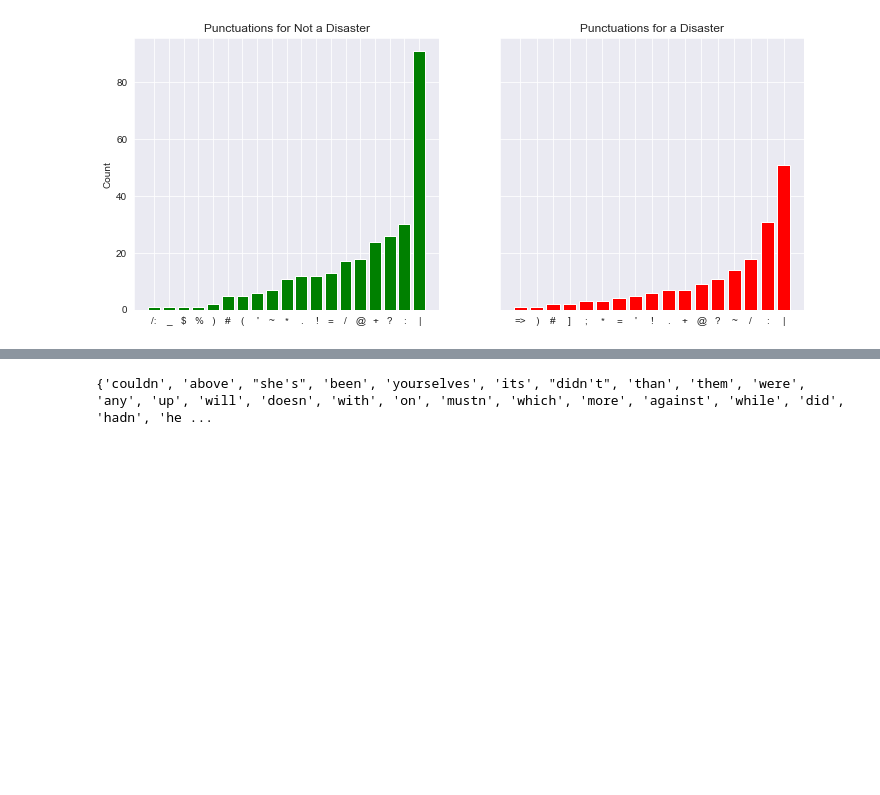
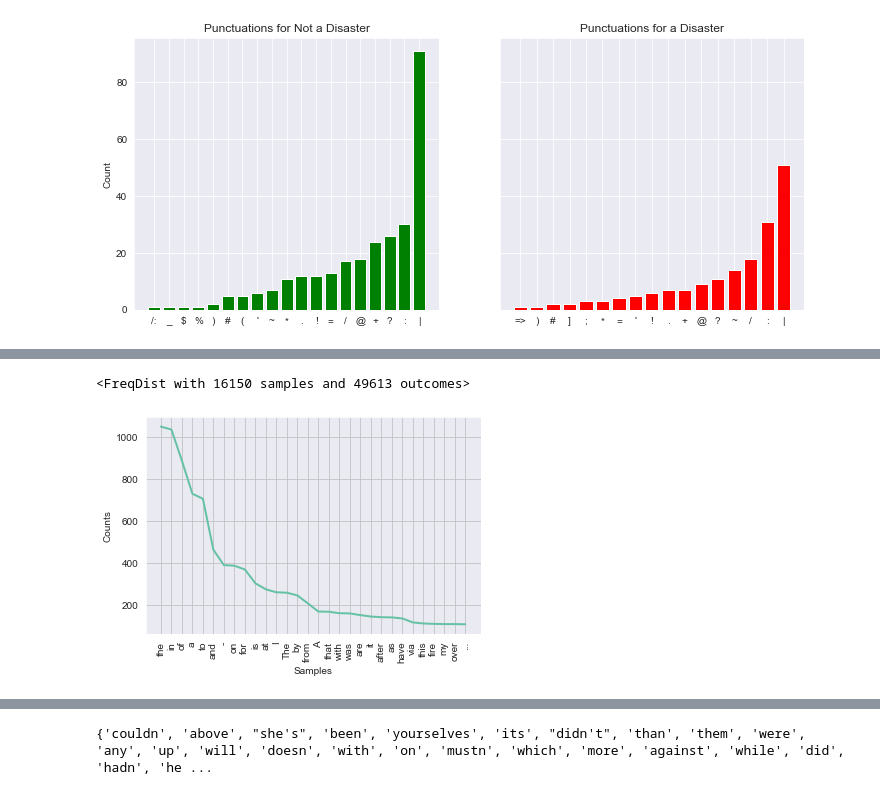
Before and after one commit to Eric-G-Romano/NLP_Disater_tweets, a Jupyter notebook: NLP Disaster classifier tweet.ipynb, the cells around one changed output, grey strips where cells are left out. Drawn from its saved outputs; the diff is of its cells as text; code cells hidden in the pictures; blank space fills up the shorter version.

```diff
--- a/NLP Disaster classifier tweet.ipynb
+++ b/NLP Disaster classifier tweet.ipynb
@@ -172,0 +168,11 @@ df_train.head()
+# %%
+corpus= create_corpus(1, 'text')
+fdist = FreqDist(corpus)
+print(fdist)
+
+# Frequency Distribution Plot
+fdist.plot(30,cumulative=False)
+plt.show()
+# %% [output]
+<FreqDist with 16150 samples and 49613 outcomes>
+[figure, added]
```
Also changed, not shown: parts of 33 cells of this notebook.
